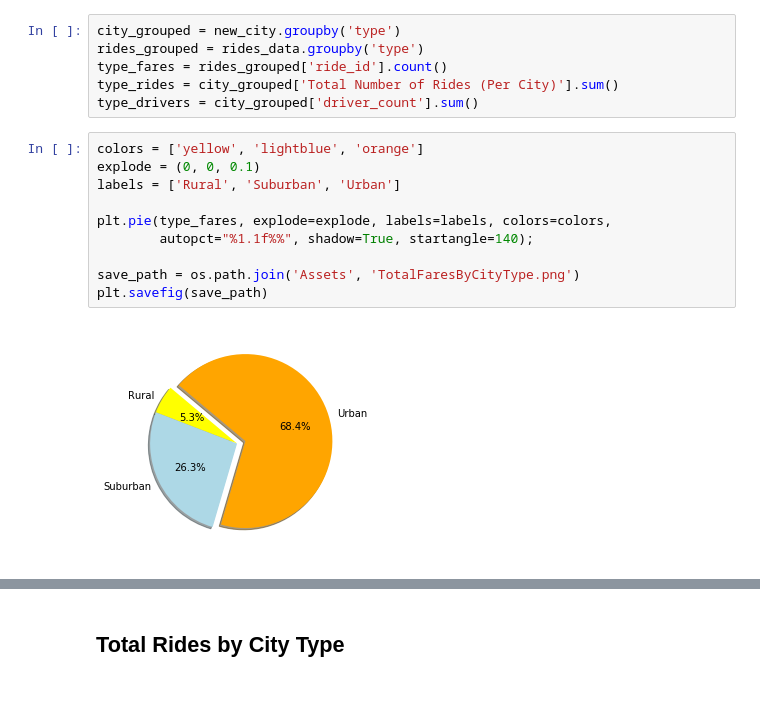
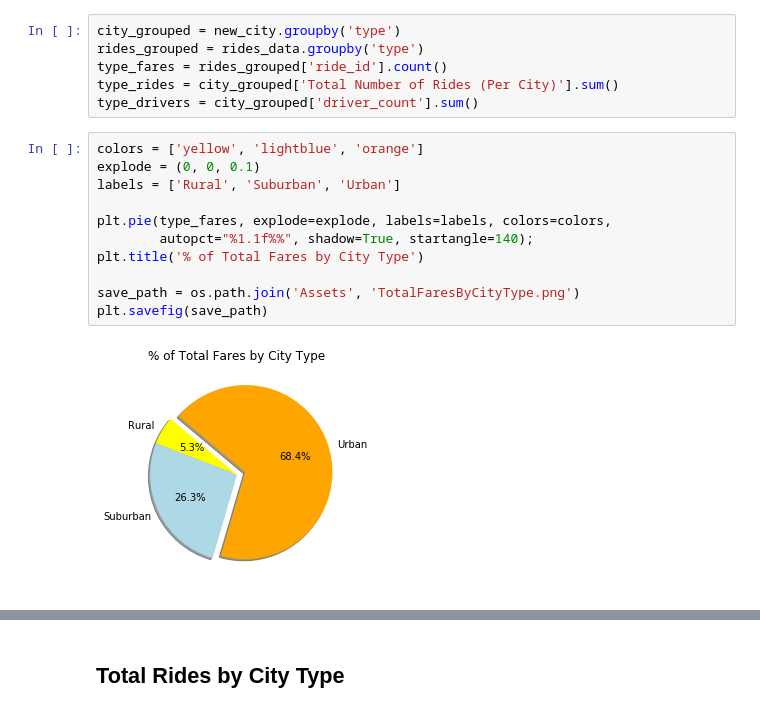
Before and after one commit to ForrestMcDougal/matplotlibHW, a Jupyter notebook: Pyber/pyber_starter.ipynb, the cells around one changed output, grey strips where cells are left out. Drawn from its saved outputs; the diff is of its cells as text.

```diff
--- a/Pyber/pyber_starter.ipynb
+++ b/Pyber/pyber_starter.ipynb
@@ -86,15 +86,16 @@ type_drivers = city_grouped['driver_count'].sum()
 # %%
 colors = ['yellow', 'lightblue', 'orange']
 explode = (0, 0, 0.1)
 labels = ['Rural', 'Suburban', 'Urban']
 
 plt.pie(type_fares, explode=explode, labels=labels, colors=colors,
         autopct="%1.1f%%", shadow=True, startangle=140);
+plt.title('% of Total Fares by City Type')
 
 save_path = os.path.join('Assets', 'TotalFaresByCityType.png')
 plt.savefig(save_path)
 # %% [output]
-[figure, old version]
+[figure, new version]
 # %%
 # Show Figure
 plt.show()
```
Also changed, not shown: parts of 1 cell of this notebook, 1 other file.
